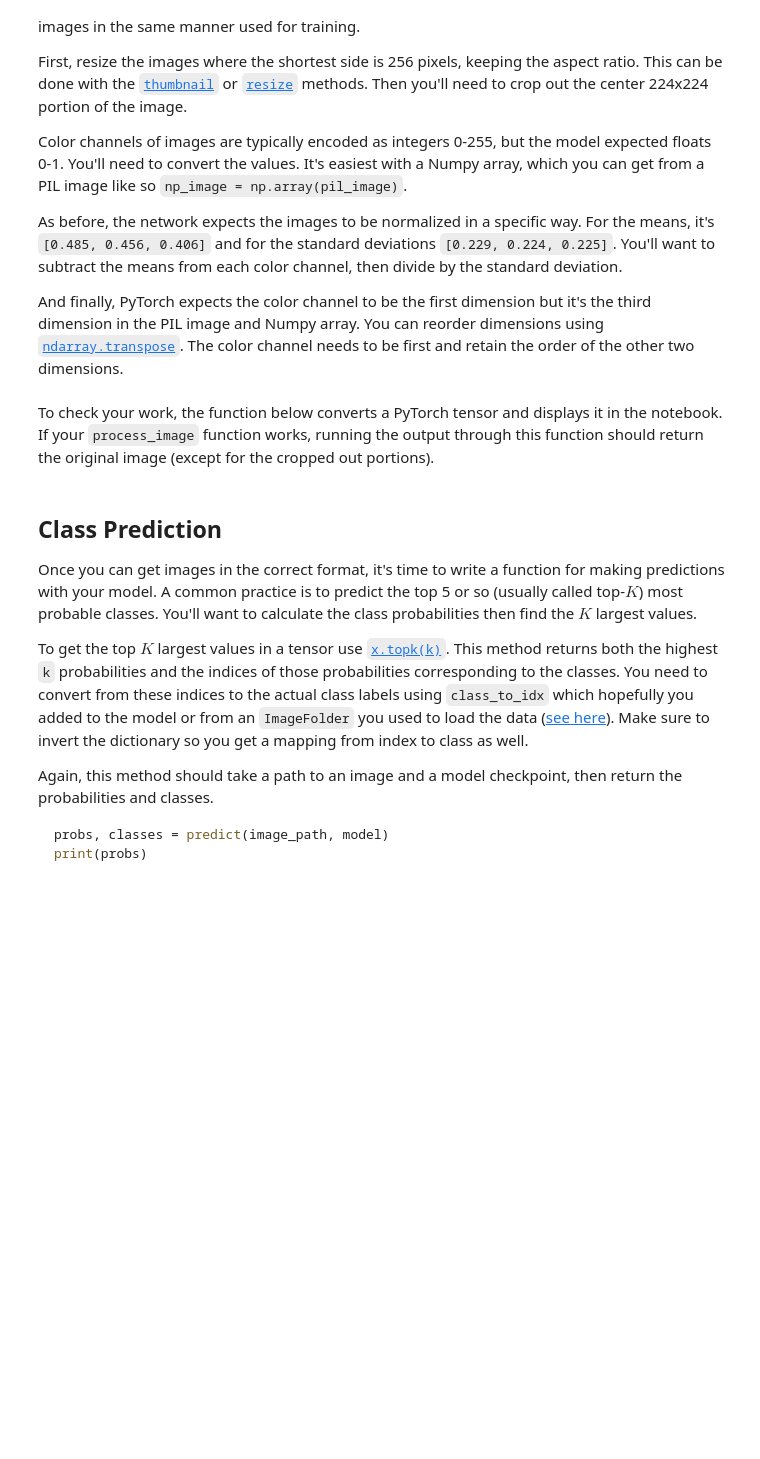
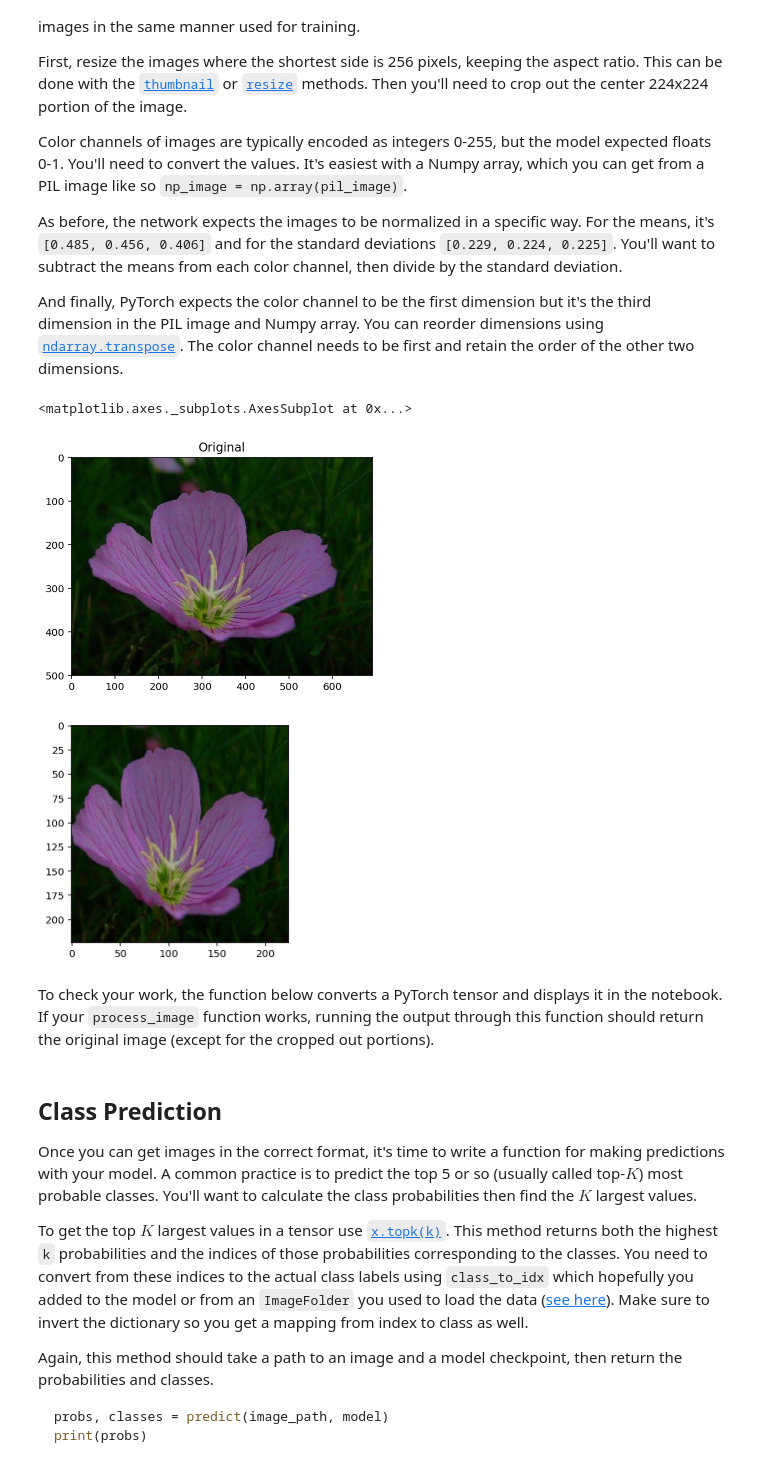
Before and after one commit to margierain/aipnd-project, a Jupyter notebook: Image Classifier Project.ipynb, the cells around one changed output. Cells and saved outputs as stored; diff of their text form; code cells hidden in the pictures; blank space fills up the shorter version.

Commit message:
image processing, predict and sanity check

```diff
--- a/Image Classifier Project.ipynb
+++ b/Image Classifier Project.ipynb
@@ -217,7 +217,7 @@ def validation(model, testloader, criterion):
 # %%
 epochs = 5
 steps = 0
-print_every = 50
+print_every = 100
 
 model.to(device)
 start_time = time.time()
@@ -325,11 +312,11 @@ Remember that you'll want to completely rebuild the model later so you can use i
 model.class_to_idx = train_data.class_to_idx
 
 checkpoint = {
-    'input_size': model.classifier[0].in_features,
+    'input_size': input_features,
+    'output_size': output_layer,
     'batch_size': trainloaders.batch_size,
     'state_dict': model.classifier.state_dict(),
     'class_to_idx': train_data.class_to_idx,
-    'output_size': 102,
     'classifier': model.classifier,
     'arch': 'vgg16',
     "epochs": epochs,
@@ -374,3 +388,0 @@ def cp_loader(filepath):
-# %%
-model = cp_loader('cp.pth')
-print(model)
@@ -410,7 +442,6 @@ def process_image(image):
     pil_image = Image.open(image)
     pil_image = pil_image.resize((256, 256))
 
-    # Resize (Center-crop). Adapted from https://stackoverflow.com/questions/16646183/crop-an-image-in-the-centre-using-pil
     width, height = pil_image.size
 
     # crop out center 224x224
@@ -418,7 +449,7 @@ def process_image(image):
     top = (height - 224)/2
     right = (width + 224)/2
     bottom = (height + 224)/2
-    image = image.crop((left, top, right, bottom))
+    image = pil_image.crop((left, top, right, bottom))
 
     # normalize
     image = np.array(image)
@@ -455,3 +483,15 @@ imshow(torch.FloatTensor(image))
+# %%
+image_path = 'flowers/test/1/image_06752.jpg'
+with Image.open(image_path) as img:
+    plt.title("Original")
+    plt.imshow(img)
+
+processed_image = process_image(image_path)
+imshow(processed_image, None, "Editted")
+# %% [output]
+<matplotlib.axes._subplots.AxesSubplot at 0x...>
+[figure, added]
+[figure, added]
 # %% [markdown]
 To check your work, the function below converts a PyTorch tensor and displays it in the notebook. If your `process_image` function works, running the output through this function should return the original image (except for the cropped out portions).
 # %% [markdown]
```
Also changed, not shown: parts of 15 cells of this notebook.
